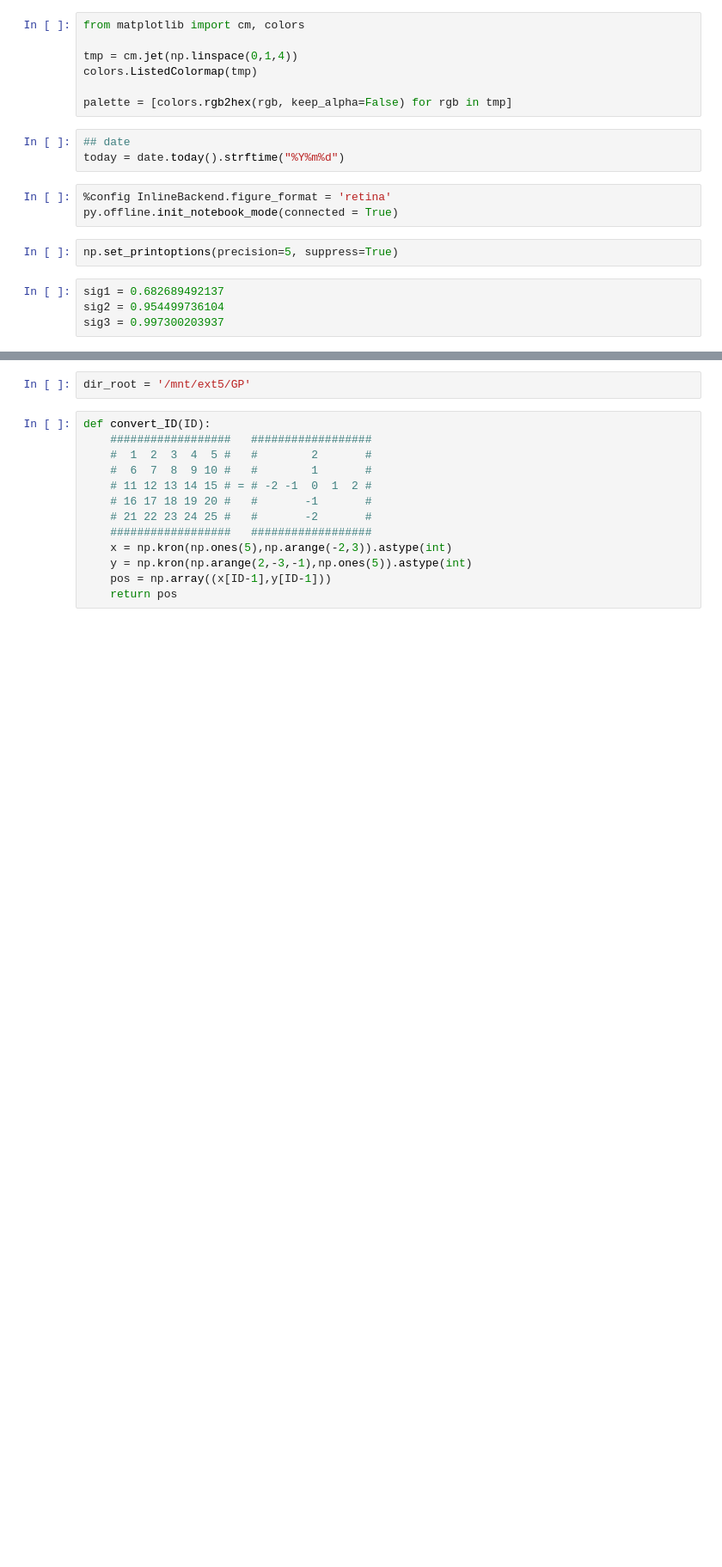
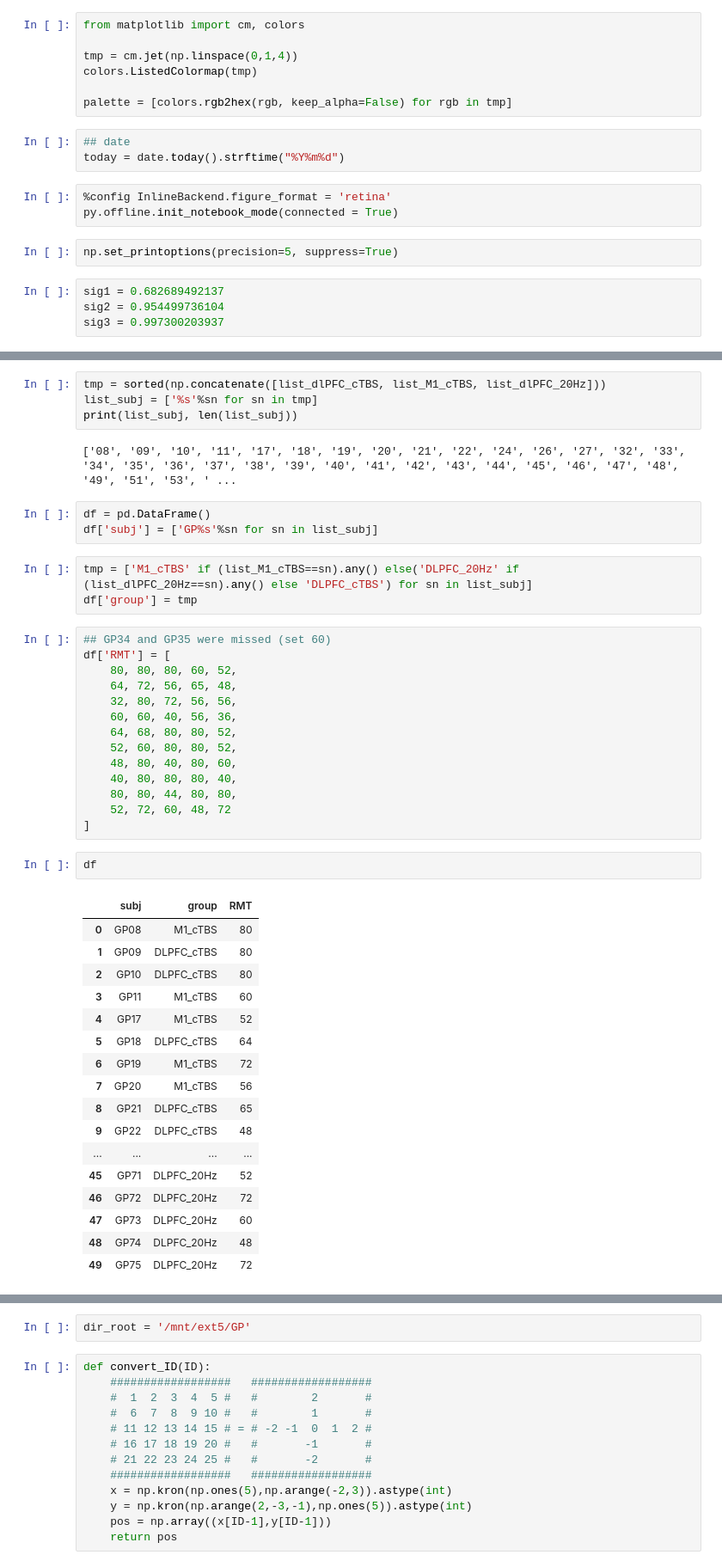
Before and after one commit to psb629/GloveProject_TMS, a Jupyter notebook: scripts/Behavior_analysis.ipynb, the cells around one changed output, grey strips where cells are left out. Shown at 86% size. Saved outputs shown, nothing was run; the diff lists cells and outputs as text; blank space fills up the shorter version.

```diff
--- a/scripts/Behavior_analysis.ipynb
+++ b/scripts/Behavior_analysis.ipynb
@@ -39,0 +65,46 @@ sig3 = 0.997300203937
+# %%
+tmp = sorted(np.concatenate([list_dlPFC_cTBS, list_M1_cTBS, list_dlPFC_20Hz]))
+list_subj = ['%s'%sn for sn in tmp]
+print(list_subj, len(list_subj))
+# %% [output]
+['08', '09', '10', '11', '17', '18', '19', '20', '21', '22', '24', '26', '27', '32', '33', '34', '35', '36', '37', '38', '39', '40', '41', '42', '43', '44', '45', '46', '47', '48', '49', '51', '53', ' ...
+# %%
+df = pd.DataFrame()
+df['subj'] = ['GP%s'%sn for sn in list_subj]
+# %%
+tmp = ['M1_cTBS' if (list_M1_cTBS==sn).any() else('DLPFC_20Hz' if (list_dlPFC_20Hz==sn).any() else 'DLPFC_cTBS') for sn in list_subj]
+df['group'] = tmp
+# %%
+## GP34 and GP35 were missed (set 60)
+df['RMT'] = [
+    80, 80, 80, 60, 52,
+    64, 72, 56, 65, 48,
+    32, 80, 72, 56, 56,
+    60, 60, 40, 56, 36,
+    64, 68, 80, 80, 52,
+    52, 60, 80, 80, 52,
+    48, 80, 40, 80, 60,
+    40, 80, 80, 80, 40,
+    80, 80, 44, 80, 80,
+    52, 72, 60, 48, 72
+]
+# %%
+df
+# %% [output]
+|  | subj | group | RMT |
+| 0 | GP08 | M1_cTBS | 80 |
+| 1 | GP09 | DLPFC_cTBS | 80 |
+| 2 | GP10 | DLPFC_cTBS | 80 |
+| 3 | GP11 | M1_cTBS | 60 |
+| 4 | GP17 | M1_cTBS | 52 |
+| 5 | GP18 | DLPFC_cTBS | 64 |
+| 6 | GP19 | M1_cTBS | 72 |
+| 7 | GP20 | M1_cTBS | 56 |
+| 8 | GP21 | DLPFC_cTBS | 65 |
+| 9 | GP22 | DLPFC_cTBS | 48 |
+| ... | ... | ... | ... |
+| 45 | GP71 | DLPFC_20Hz | 52 |
+| 46 | GP72 | DLPFC_20Hz | 72 |
+| 47 | GP73 | DLPFC_20Hz | 60 |
+| 48 | GP74 | DLPFC_20Hz | 48 |
+| 49 | GP75 | DLPFC_20Hz | 72 |
```
Also changed, not shown: parts of 7 cells of this notebook.
